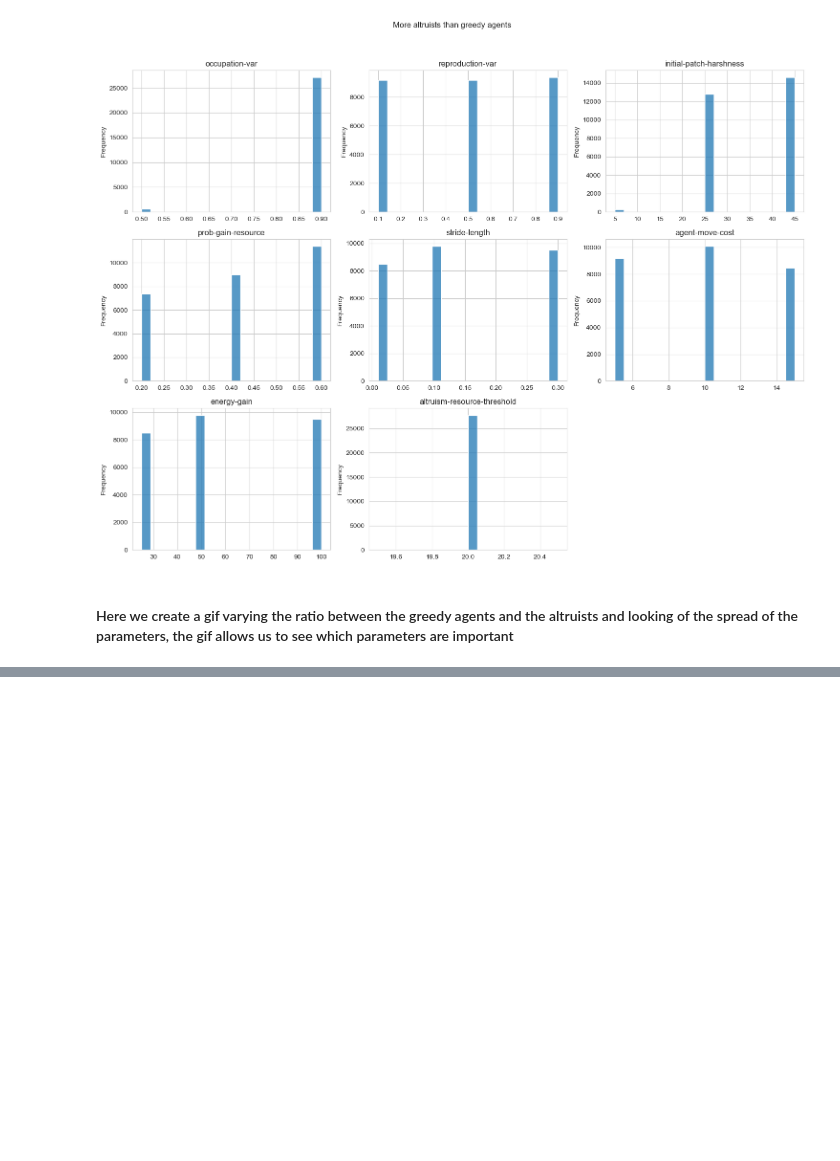
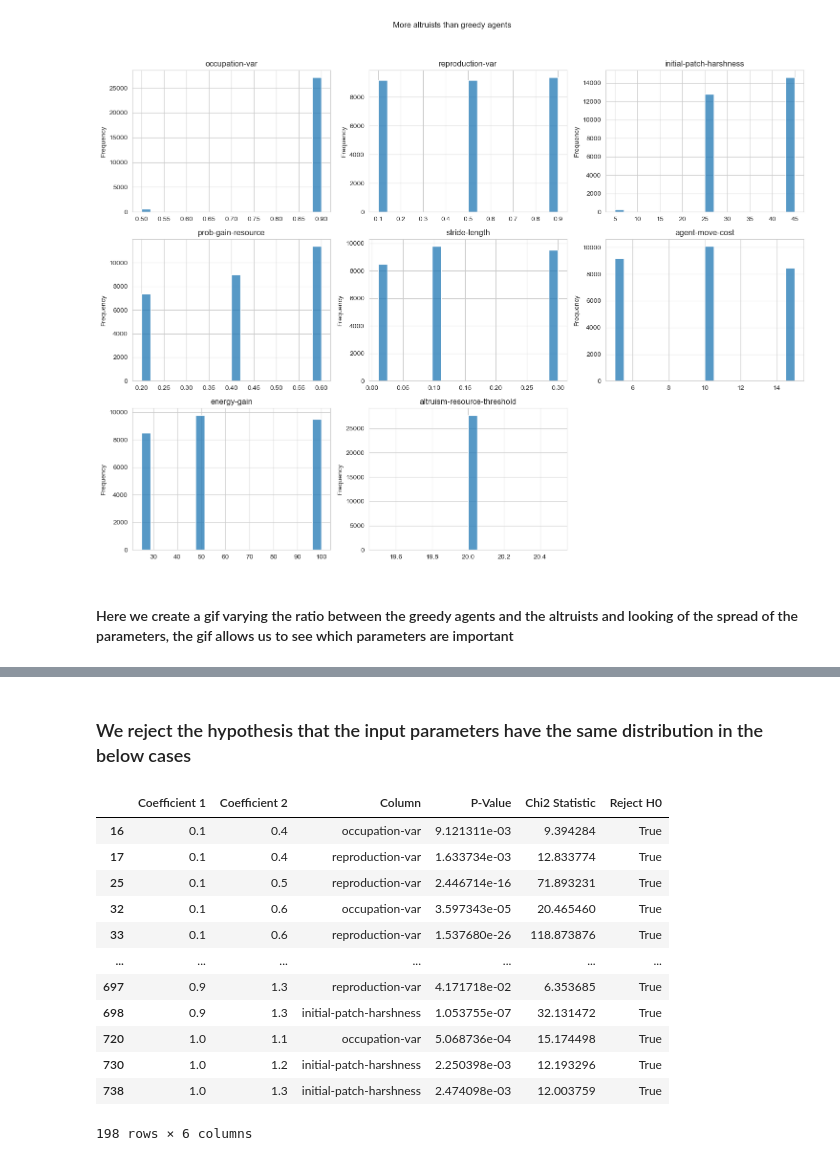
Before and after one commit to Janko-dev/altruism_netlogo, a Jupyter notebook: notebooks/data_exploration.ipynb, the cells around one changed output, grey strips where cells are left out. Saved outputs shown, nothing was run; the diff lists cells and outputs as text; code cells hidden in the pictures; blank space fills up the shorter version.

```diff
--- a/notebooks/data_exploration.ipynb
+++ b/notebooks/data_exploration.ipynb
@@ -301,0 +344,18 @@ create_gif(frames, output_filename, duration=500)
+# %% [markdown]
+### We reject the hypothesis that the input parameters have the same distribution in the below cases
+# %%
+results_df[results_df['Reject H0']]
+# %% [output]
+|  | Coefficient 1 | Coefficient 2 | Column | P-Value | Chi2 Statistic | Reject H0 |
+| 16 | 0.1 | 0.4 | occupation-var | 9.121311e-03 | 9.394284 | True |
+| 17 | 0.1 | 0.4 | reproduction-var | 1.633734e-03 | 12.833774 | True |
+| 25 | 0.1 | 0.5 | reproduction-var | 2.446714e-16 | 71.893231 | True |
+| 32 | 0.1 | 0.6 | occupation-var | 3.597343e-05 | 20.465460 | True |
+| 33 | 0.1 | 0.6 | reproduction-var | 1.537680e-26 | 118.873876 | True |
+| ... | ... | ... | ... | ... | ... | ... |
+| 697 | 0.9 | 1.3 | reproduction-var | 4.171718e-02 | 6.353685 | True |
+| 698 | 0.9 | 1.3 | initial-patch-harshness | 1.053755e-07 | 32.131472 | True |
+| 720 | 1.0 | 1.1 | occupation-var | 5.068736e-04 | 15.174498 | True |
+| 730 | 1.0 | 1.2 | initial-patch-harshness | 2.250398e-03 | 12.193296 | True |
+| 738 | 1.0 | 1.3 | initial-patch-harshness | 2.474098e-03 | 12.003759 | True |
+198 rows × 6 columns
```
Also changed, not shown: parts of 9 cells of this notebook, 2 other files.
